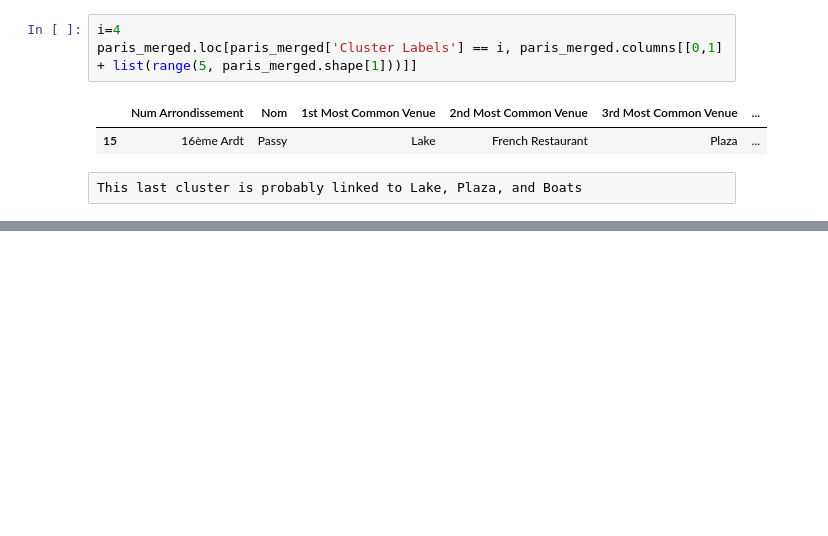
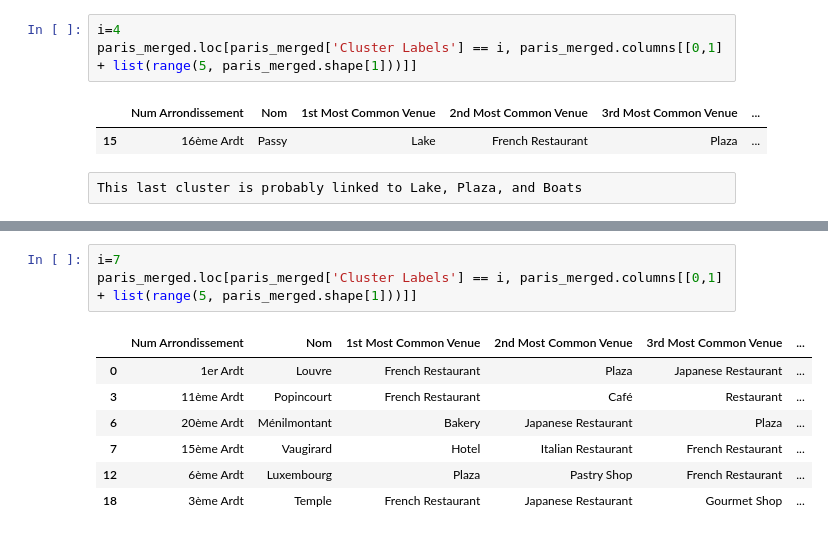
Before and after one commit to Phi-Cgl/Applied_Data_Science_Capstone, a Jupyter notebook: The Battle of Neighborhoods (Week 1).ipynb, the cells around one changed output, grey strips where cells are left out. Saved outputs shown, nothing was run; the diff lists cells and outputs as text; blank space fills up the shorter version.

```diff
--- a/The Battle of Neighborhoods (Week 1).ipynb
+++ b/The Battle of Neighborhoods (Week 1).ipynb
@@ -380,0 +387,11 @@ This last cluster is probably linked to Lake, Plaza, and Boats
+# %%
+i=7
+paris_merged.loc[paris_merged['Cluster Labels'] == i, paris_merged.columns[[0,1] + list(range(5, paris_merged.shape[1]))]]
+# %% [output]
+|  | Num Arrondissement | Nom | 1st Most Common Venue | 2nd Most Common Venue | 3rd Most Common Venue | ... |
+| 0 | 1er Ardt | Louvre | French Restaurant | Plaza | Japanese Restaurant | ... |
+| 3 | 11ème Ardt | Popincourt | French Restaurant | Café | Restaurant | ... |
+| 6 | 20ème Ardt | Ménilmontant | Bakery | Japanese Restaurant | Plaza | ... |
+| 7 | 15ème Ardt | Vaugirard | Hotel | Italian Restaurant | French Restaurant | ... |
+| 12 | 6ème Ardt | Luxembourg | Plaza | Pastry Shop | French Restaurant | ... |
+| 18 | 3ème Ardt | Temple | French Restaurant | Japanese Restaurant | Gourmet Shop | ... |
```
Also changed, not shown: parts of 6 cells of this notebook.
